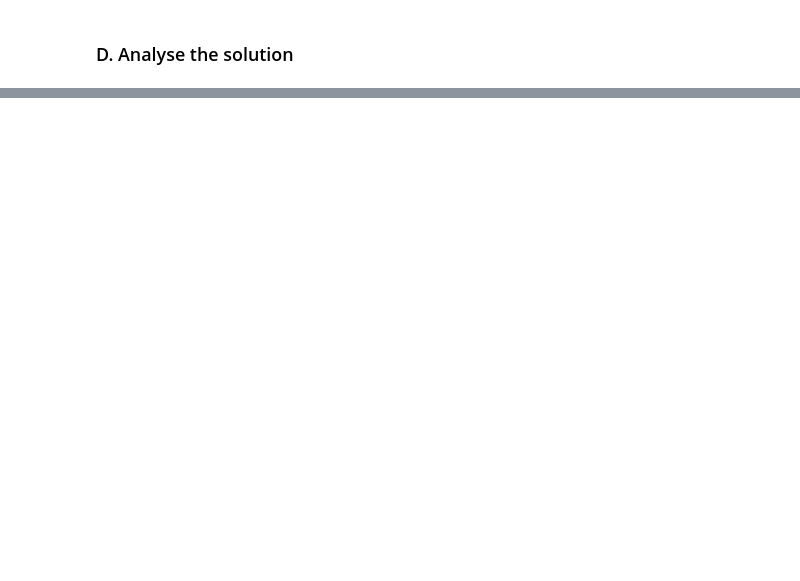
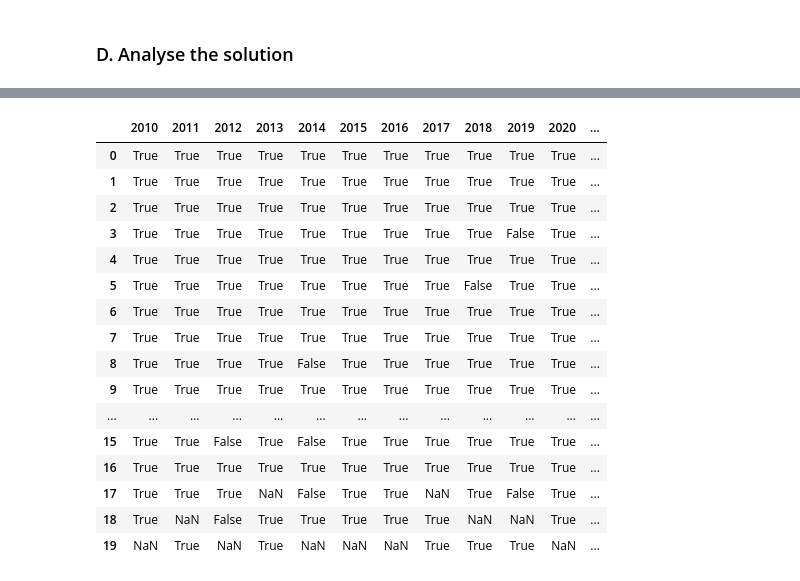
Before and after one commit to at621/optimal_binning, a Jupyter notebook: main.ipynb, the cells around one changed output, grey strips where cells are left out. Cells and saved outputs as stored; diff of their text form; code cells hidden in the pictures; blank space fills up the shorter version.

```diff
--- a/main.ipynb
+++ b/main.ipynb
@@ -153,0 +208,20 @@ plt.show()
+# %%
+heterogeneity_testing(df_final)
+# %% [output]
+|  | 2010 | 2011 | 2012 | 2013 | 2014 | 2015 | 2016 | 2017 | 2018 | 2019 | 2020 | ... |
+| 0 | True | True | True | True | True | True | True | True | True | True | True | ... |
+| 1 | True | True | True | True | True | True | True | True | True | True | True | ... |
+| 2 | True | True | True | True | True | True | True | True | True | True | True | ... |
+| 3 | True | True | True | True | True | True | True | True | True | False | True | ... |
+| 4 | True | True | True | True | True | True | True | True | True | True | True | ... |
+| 5 | True | True | True | True | True | True | True | True | False | True | True | ... |
+| 6 | True | True | True | True | True | True | True | True | True | True | True | ... |
+| 7 | True | True | True | True | True | True | True | True | True | True | True | ... |
+| 8 | True | True | True | True | False | True | True | True | True | True | True | ... |
+| 9 | True | True | True | True | True | True | True | True | True | True | True | ... |
+| ... | ... | ... | ... | ... | ... | ... | ... | ... | ... | ... | ... | ... |
+| 15 | True | True | False | True | False | True | True | True | True | True | True | ... |
+| 16 | True | True | True | True | True | True | True | True | True | True | True | ... |
+| 17 | True | True | True | NaN | False | True | True | NaN | True | False | True | ... |
+| 18 | True | NaN | False | True | True | True | True | True | NaN | NaN | True | ... |
+| 19 | NaN | True | NaN | True | NaN | NaN | NaN | True | True | True | NaN | ... |
```
Also changed, not shown: parts of 9 cells of this notebook, 1 other file.
